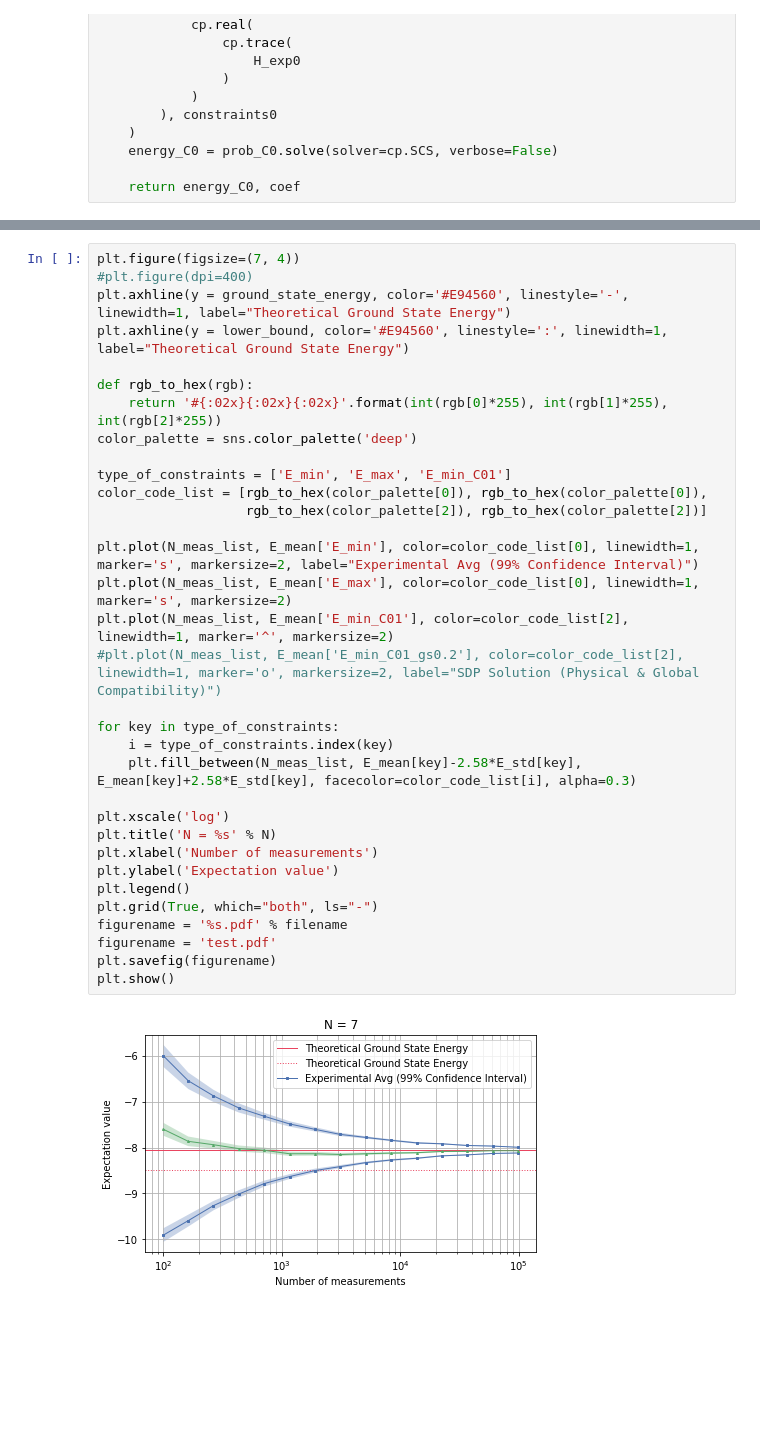
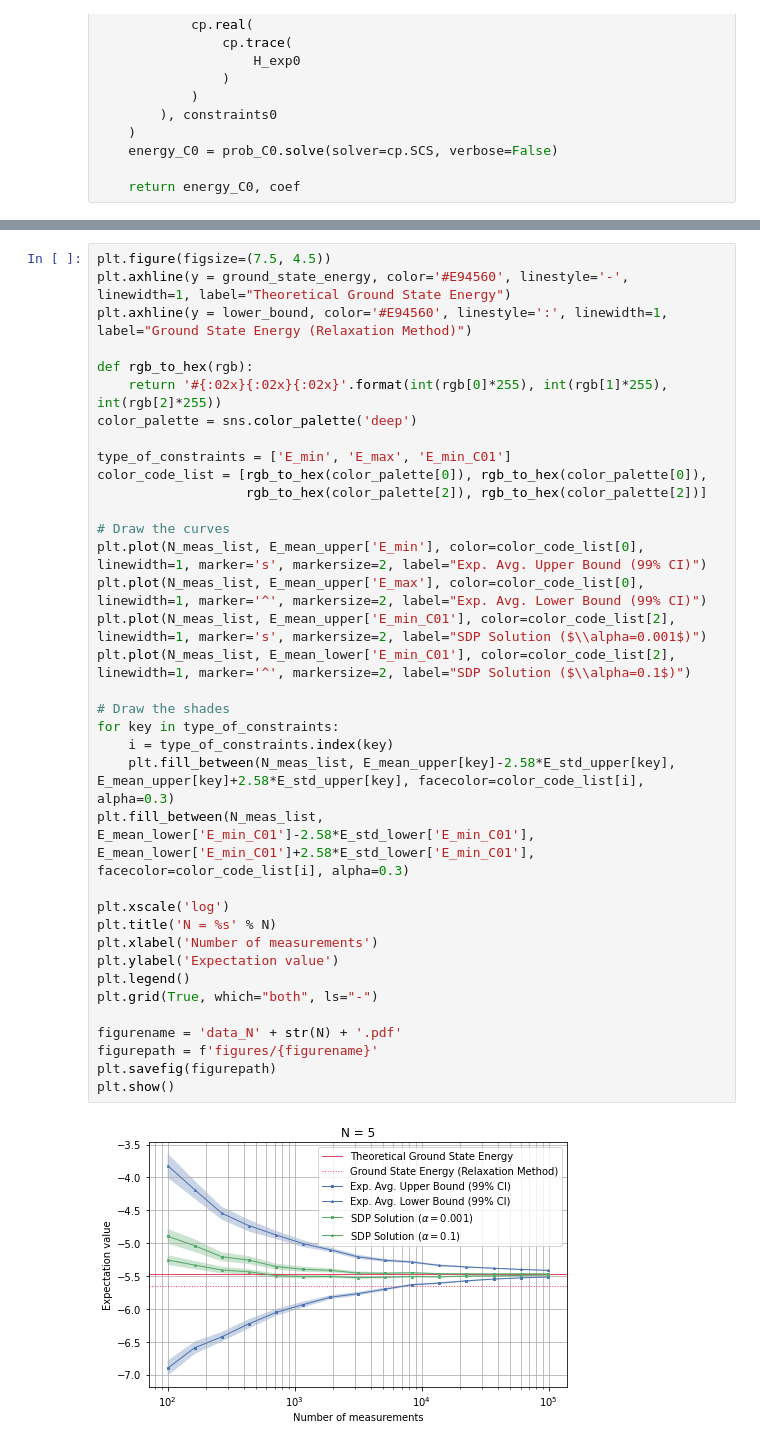
Before and after one commit to ZheruiWANG/SDP-for-VQE, a Jupyter notebook: More-Qubit Pro v3.0/plot.ipynb, the cells around one changed output, grey strips where cells are left out. Cells and saved outputs as stored; diff of their text form; blank space fills up the shorter version.

```diff
--- a/More-Qubit Pro v3.0/plot.ipynb
+++ b/More-Qubit Pro v3.0/plot.ipynb
@@ -1063,35 +1072,38 @@ E_mean, E_std = process_SDP_dataset(data, num_of_shot, num_data_point)
 # %%
-plt.figure(figsize=(7, 4))
-#plt.figure(dpi=400)
+plt.figure(figsize=(7.5, 4.5))
 plt.axhline(y = ground_state_energy, color='#E94560', linestyle='-', linewidth=1, label="Theoretical Ground State Energy")
-plt.axhline(y = lower_bound, color='#E94560', linestyle=':', linewidth=1, label="Theoretical Ground State Energy")
+plt.axhline(y = lower_bound, color='#E94560', linestyle=':', linewidth=1, label="Ground State Energy (Relaxation Method)")
 
 def rgb_to_hex(rgb):
     return '#{:02x}{:02x}{:02x}'.format(int(rgb[0]*255), int(rgb[1]*255), int(rgb[2]*255))
 color_palette = sns.color_palette('deep')
 
 type_of_constraints = ['E_min', 'E_max', 'E_min_C01']
 color_code_list = [rgb_to_hex(color_palette[0]), rgb_to_hex(color_palette[0]),
                    rgb_to_hex(color_palette[2]), rgb_to_hex(color_palette[2])]
 
-plt.plot(N_meas_list, E_mean['E_min'], color=color_code_list[0], linewidth=1, marker='s', markersize=2, label="Experimental Avg (99% Confidence Interval)")
-plt.plot(N_meas_list, E_mean['E_max'], color=color_code_list[0], linewidth=1, marker='s', markersize=2)
-plt.plot(N_meas_list, E_mean['E_min_C01'], color=color_code_list[2], linewidth=1, marker='^', markersize=2)
-#plt.plot(N_meas_list, E_mean['E_min_C01_gs0.2'], color=color_code_list[2], linewidth=1, marker='o', markersize=2, label="SDP Solution (Physical & Global Compatibility)")
+# Draw the curves
+plt.plot(N_meas_list, E_mean_upper['E_min'], color=color_code_list[0], linewidth=1, marker='s', markersize=2, label="Exp. Avg. Upper Bound (99% CI)")
+plt.plot(N_meas_list, E_mean_upper['E_max'], color=color_code_list[0], linewidth=1, marker='^', markersize=2, label="Exp. Avg. Lower Bound (99% CI)")
+plt.plot(N_meas_list, E_mean_upper['E_min_C01'], color=color_code_list[2], linewidth=1, marker='s', markersize=2, label="SDP Solution ($\\alpha=0.001$)")
+plt.plot(N_meas_list, E_mean_lower['E_min_C01'], color=color_code_list[2], linewidth=1, marker='^', markersize=2, label="SDP Solution ($\\alpha=0.1$)")
 
+# Draw the shades
 for key in type_of_constraints:
     i = type_of_constraints.index(key)
-    plt.fill_between(N_meas_list, E_mean[key]-2.58*E_std[key], E_mean[key]+2.58*E_std[key], facecolor=color_code_list[i], alpha=0.3)
+    plt.fill_between(N_meas_list, E_mean_upper[key]-2.58*E_std_upper[key], E_mean_upper[key]+2.58*E_std_upper[key], facecolor=color_code_list[i], alpha=0.3)
+plt.fill_between(N_meas_list, E_mean_lower['E_min_C01']-2.58*E_std_lower['E_min_C01'], E_mean_lower['E_min_C01']+2.58*E_std_lower['E_min_C01'], facecolor=color_code_list[i], alpha=0.3)
 
 plt.xscale('log')
 plt.title('N = %s' % N)
 plt.xlabel('Number of measurements')
 plt.ylabel('Expectation value')
 plt.legend()
 plt.grid(True, which="both", ls="-")
-figurename = '%s.pdf' % filename
-figurename = 'test.pdf'
-plt.savefig(figurename)
+
+figurename = 'data_N' + str(N) + '.pdf'
+figurepath = f'figures/{figurename}'
+plt.savefig(figurepath)
 plt.show()
 # %% [output]
-[figure, old version]
+[figure, new version]
```
Also changed, not shown: parts of 2 cells of this notebook, 36 other files.
